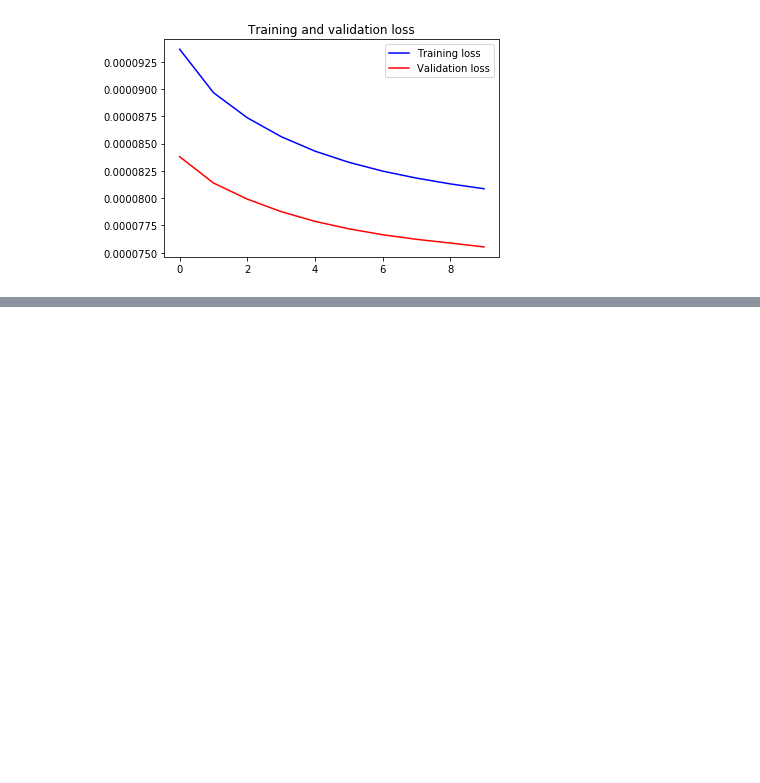
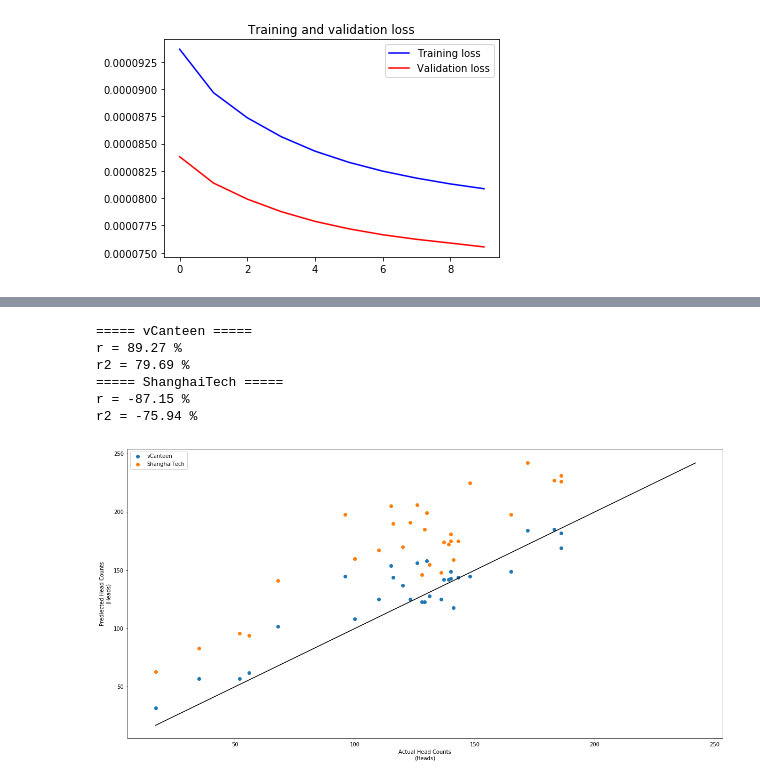
Before and after one commit to tann9949/vCanteen-crowd-estimator-keras, a Jupyter notebook: vCanteen-v3.ipynb, the cells around one changed output, grey strips where cells are left out. Saved outputs shown, nothing was run; the diff lists cells and outputs as text; code cells hidden in the pictures; blank space fills up the shorter version.

Commit message:
add r2 chart

```diff
--- a/vCanteen-v3.ipynb
+++ b/vCanteen-v3.ipynb
@@ -322,5 +324,7 @@ plt.show()
 [figure]
 [figure]
 # %%
+model = get_MCNN()
+model.load_weights('keras_weight/weights_v4.h5')
 pred, sht_pred, ground_truth = test_model(model, ICANTEEN_TEST_GT_PATH)
 # %% [output]
@@ -330,2 +334,35 @@ ShanghaiTech Mean Absolute Error: 50.4666666667
 ShanghaiTech Mean Square Error: 54.95877242685345
 [figure]
+# %%
+from sklearn.metrics import r2_score
+
+r2 = r2_score(ground_truth, pred)
+r2_sht = r2_score(ground_truth, sht_pred)
+r = (lambda r2: r2**0.5 if r2 >= 0 else -(abs(r2)**0.5))(r2)
+r_sht = (lambda r2: r2**0.5 if r2 >= 0 else -(abs(r2)**0.5))(r2_sht)
+
+print('='*5,'vCanteen','='*5)
+print('r = {:.2f}'.format(r*100),'%')
+print('r2 = {:.2f}'.format(r2*100),'%')
+print('='*5,'ShanghaiTech','='*5)
+print('r = {:.2f}'.format(r_sht*100),'%')
+print('r2 = {:.2f}'.format(r2_sht*100),'%')
+
+plt.figure(figsize=(20, 10))
+min_plot = min(min(pred), min(ground_truth), min(sht_pred))
+max_plot = max(max(ground_truth), max(pred), max(sht_pred))
+plt.scatter(ground_truth, pred, label='vCanteen')
+plt.scatter(ground_truth, sht_pred, label='ShanghaiTech')
+plt.plot(np.arange(min_plot,max_plot,0.01), np.arange(min_plot,max_plot,0.01), color='black')
+plt.xlabel("Actual Head Counts\n(Heads)")
+plt.ylabel("Prediected Head Counts\n(Heads)")
+plt.legend()
+plt.show()
+# %% [output]
+===== vCanteen =====
+r = 89.27 %
+r2 = 79.69 %
+===== ShanghaiTech =====
+r = -87.15 %
+r2 = -75.94 %
+[figure, added]
```
Also changed, not shown: parts of 2 cells of this notebook.
